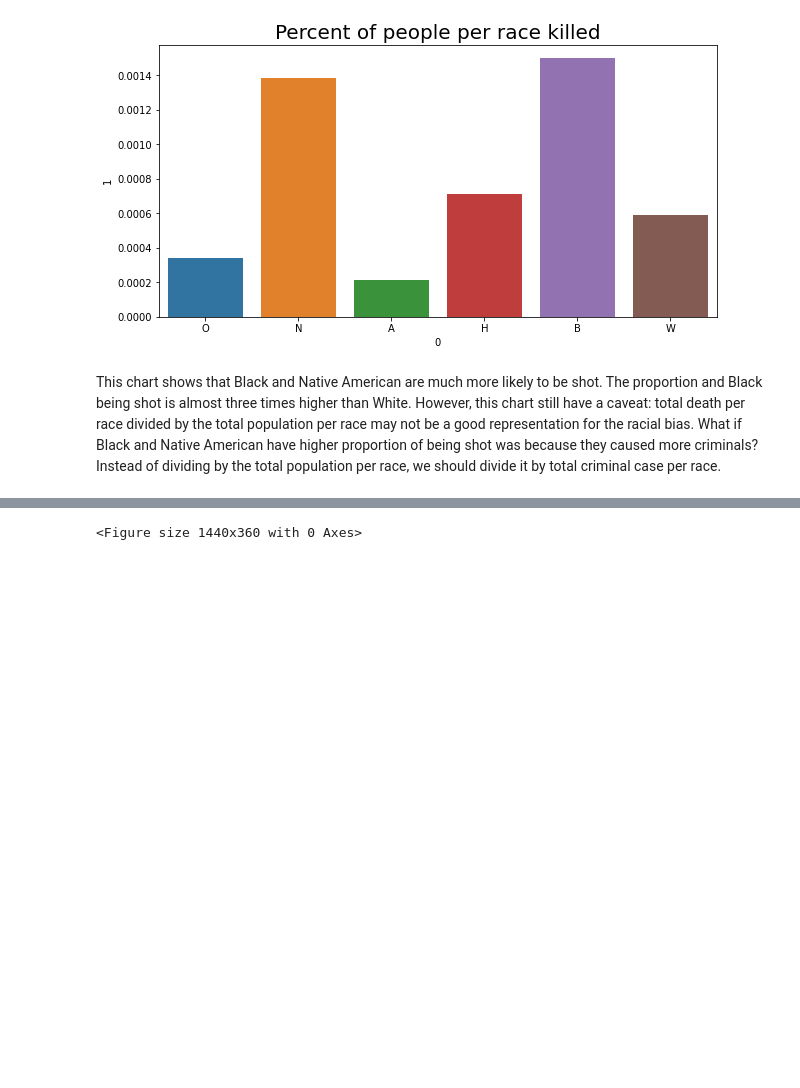
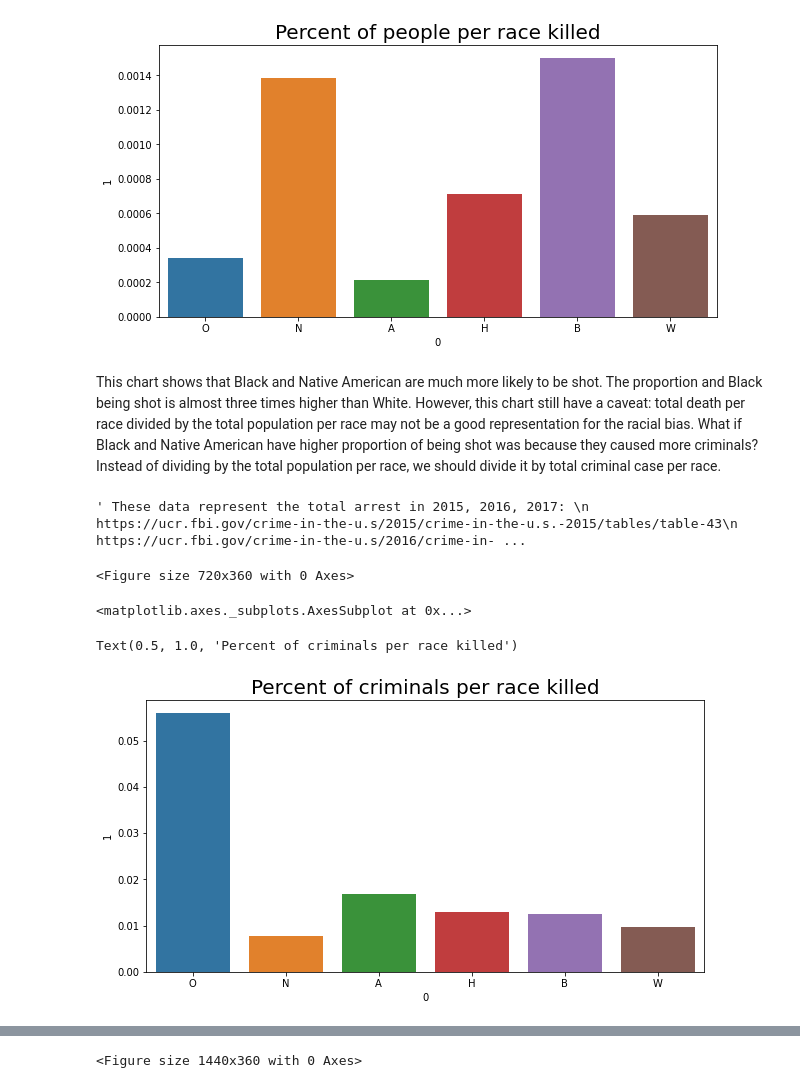
Before and after one commit to UToledo-DataScience/Fatal-Police-Shootings-in-the-US, a Jupyter notebook: EDA/EDA.ipynb, the cells around one changed output, grey strips where cells are left out. Saved outputs shown, nothing was run; the diff lists cells and outputs as text; code cells hidden in the pictures; blank space fills up the shorter version.

Commit message:
Analyzing crimes per state

```diff
--- a/EDA/EDA.ipynb
+++ b/EDA/EDA.ipynb
@@ -204,0 +203,43 @@ However, this chart still have a caveat: total death per race divided by the tot
+# %%
+''' These data represent the total arrest in 2015, 2016, 2017:
+  https://ucr.fbi.gov/crime-in-the-u.s/2015/crime-in-the-u.s.-2015/tables/table-43
+  https://ucr.fbi.gov/crime-in-the-u.s/2016/crime-in-the-u.s.-2016/topic-pages/tables/table-21
+  https://ucr.fbi.gov/crime-in-the-u.s/2017/crime-in-the-u.s.-2017/tables/table-43
+'''
+a = fatal_police_shooting_us.groupby('race').size().sort_values()
+percent_death_per_race_criminal = list()
+
+total_criminal_cases={
+    'White': 5753212*0.816 + 5858330*0.816 + 7/12*0.819*5626140,
+    'Black': 2197140*0.816 + 2263112*0.816 + 7/12*0.819*2221697,
+    'Asian': 101064*0.816 + 103244*0.816 + 7/12*0.819*97049,
+    'NativeAmerican': 174020*0.816 + 171185*0.816 + 7/12*0.819*196908,
+    'Hispanic': 1204862 + 1221066 + 7/12*1190671,
+    'Others': 23273*0.816 + 25610*0.816 + 7/12*0.819*21055
+}
+
+for race, total_death in a.iteritems():
+  if race == 'W':
+    death_per_race_criminal = total_death/total_criminal_cases['White']*100
+  elif race == 'N':
+    death_per_race_criminal = total_death/total_criminal_cases['NativeAmerican']*100
+  elif race == 'A':
+    death_per_race_criminal = total_death/total_criminal_cases['Asian']*100
+  elif race == 'H':
+    death_per_race_criminal = total_death/total_criminal_cases['Hispanic']*100
+  elif race == 'B':
+    death_per_race_criminal = total_death/total_criminal_cases['Black']*100
+  else:
+    death_per_race_criminal = total_death/total_criminal_cases['Others']*100
+  percent_death_per_race_criminal.append((race, death_per_race_criminal))
+
+percent_death_per_race_criminal = pd.DataFrame(percent_death_per_race_criminal)
+plt.figure(figsize=(10,5))
+sns.barplot(x=percent_death_per_race_criminal[0], y=percent_death_per_race_criminal[1])
+plt.title('Percent of criminals per race killed',fontdict={'fontsize':20})
+# %% [output]
+' These data represent the total arrest in 2015, 2016, 2017: \n  https://ucr.fbi.gov/crime-in-the-u.s/2015/crime-in-the-u.s.-2015/tables/table-43\n  https://ucr.fbi.gov/crime-in-the-u.s/2016/crime-in- ...
+<Figure size 720x360 with 0 Axes>
+<matplotlib.axes._subplots.AxesSubplot at 0x...>
+Text(0.5, 1.0, 'Percent of criminals per race killed')
+[figure, added]
```
Also changed, not shown: parts of 6 cells of this notebook.
